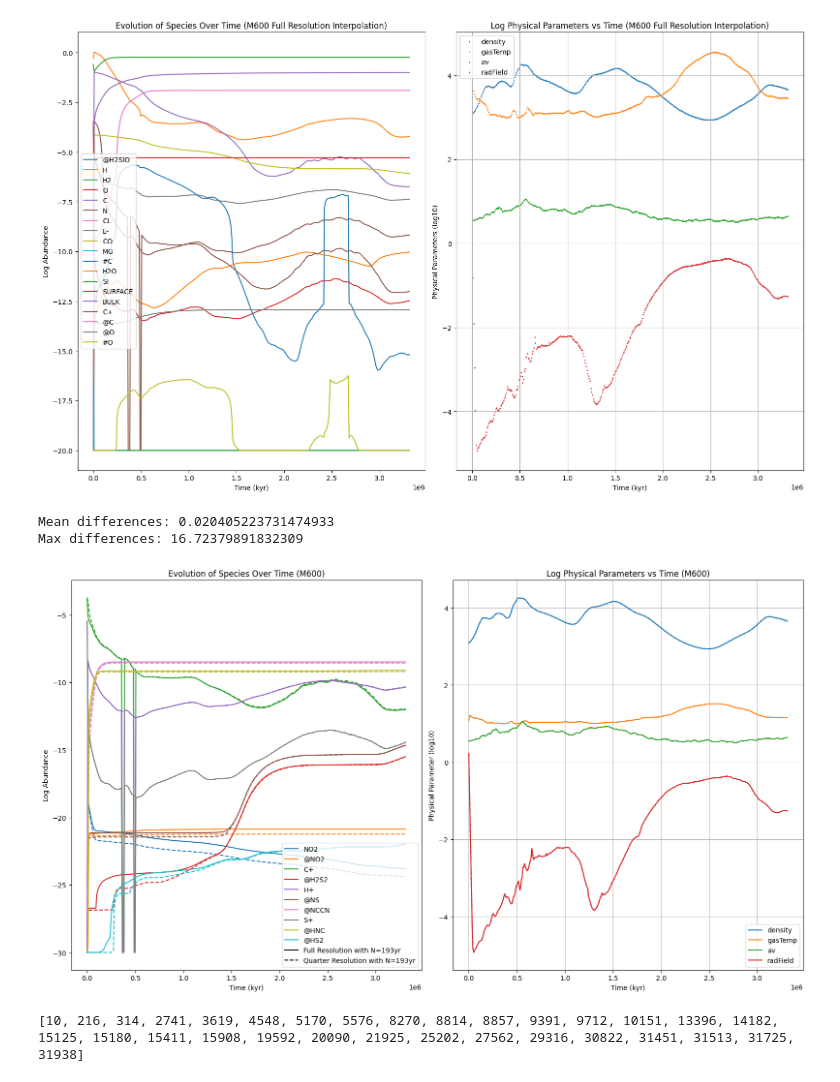
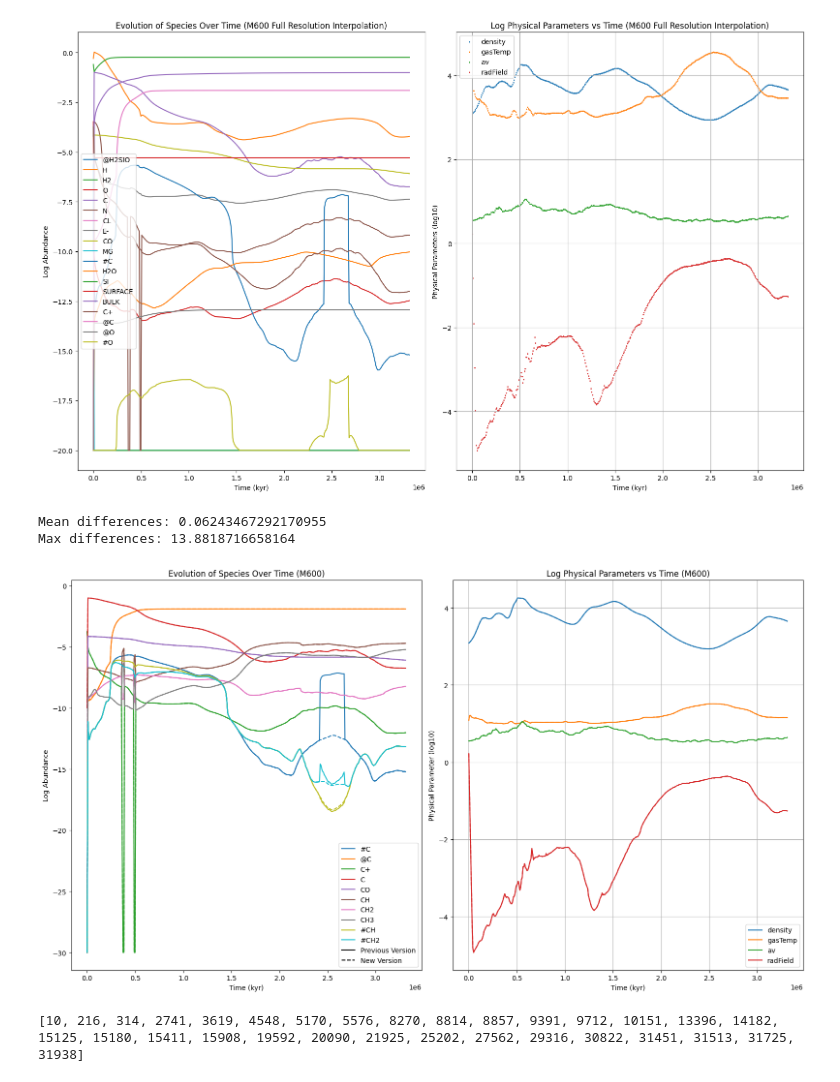
Before and after one commit to Cortega13/UCLCHEM_Evolving_Physics, a Jupyter notebook: benchmarks/turbulence_uclchem/Analysis.ipynb, the cells around one changed output. Saved outputs shown, nothing was run; the diff lists cells and outputs as text; code cells hidden in the pictures.

```diff
--- a/benchmarks/turbulence_uclchem/Analysis.ipynb
+++ b/benchmarks/turbulence_uclchem/Analysis.ipynb
@@ -57,8 +57,8 @@ def compare_log10_differences(df1, df2):
 
     return col_diffs, diffs
 # %%
-df1 = pd.read_csv('data/reactions_information/M600_1_1_Tracer_10_9.csv')
-df2 = pd.read_csv('data/chemistry_tracers_csv/M600_1_1_Tracer_10.csv')
+df1 = pd.read_csv('data/reactions_information/M600_1_1_Tracer_10_4.csv')
+df2 = pd.read_csv('data/reactions_information/M600_1_1_Tracer_10_5.csv')
 
 fig, (ax1, ax2) = plt.subplots(1, 2, figsize=(16, 9))
 
@@ -68,6 +68,8 @@ col_diffs, diffs = compare_log10_differences(df1, df2)
 print(f"Mean differences: {diffs.mean().mean()}")
 print(f"Max differences: {diffs.max().max()}")
 species_of_interest = col_diffs[:10].index
+
+species_of_interest = ["#C", "@C", "C+", "C", "CO", "CH", "CH2", "CH3", "#CH", "#CH2"]
 
 for i, species in enumerate(species_of_interest):
     color = colors[i % len(colors)]
@@ -75,38 +77,38 @@ for i, species in enumerate(species_of_interest):
     log_abundance2 = np.log10(df2[species].replace(0, np.nan))
     log_abundance1 = np.maximum(log_abundance1, -30)
     log_abundance2 = np.maximum(log_abundance2, -30)
 
     ax1.plot(df1['time'], log_abundance1, label=f"{species}", color=color)
     ax1.plot(df2['time'], log_abundance2, color=color, linestyle='--')
 
-ax1.plot([], [], color='black', label='Full Resolution with N=193yr')
-ax1.plot([], [], linestyle='--', color='black', label='Quarter Resolution with N=193yr')
+ax1.plot([], [], color='black', label='Previous Version')
+ax1.plot([], [], linestyle='--', color='black', label='New Version')
 #ax1.set_ylim(-30, -25)
 ax1.set_xlabel('Time (kyr)')
 ax1.set_ylabel('Log Abundance')
 ax1.set_title('Evolution of Species Over Time (M600)')
 ax1.legend()
 
 for i, param in enumerate(physical_params):
     color = colors[i % len(colors)]
     p1 = pd.to_numeric(np.log10(df1[param]), errors='coerce')
     p2 = pd.to_numeric(np.log10(df2[param]), errors='coerce')
     ax2.plot(df1['time'], p1, label=f"{param}", color=color)
     ax2.plot(df2['time'], p2, color=color, linestyle='--')
 
 ax1.plot([], [], linestyle='--', color='black', label='Quarter Resolution')
 ax2.set_xlabel('Time (kyr)')
 ax2.set_ylabel('Physical Parameter (log10)')
 ax2.set_title('Log Physical Parameters vs Time (M600)')
 ax2.legend()
 ax2.grid(True)
 
 plt.tight_layout()
 plt.show()
 # %% [output]
-Mean differences: 0.020405223731474933
-Max differences: 16.72379891832309
+Mean differences: 0.06243467292170955
+Max differences: 13.8818716658164
-[figure, old version]
+[figure, new version]
 # %%
 x = os.listdir('data/chemistry_tracers_csv/')
 y = []
```
Also changed, not shown: 14 other files.
